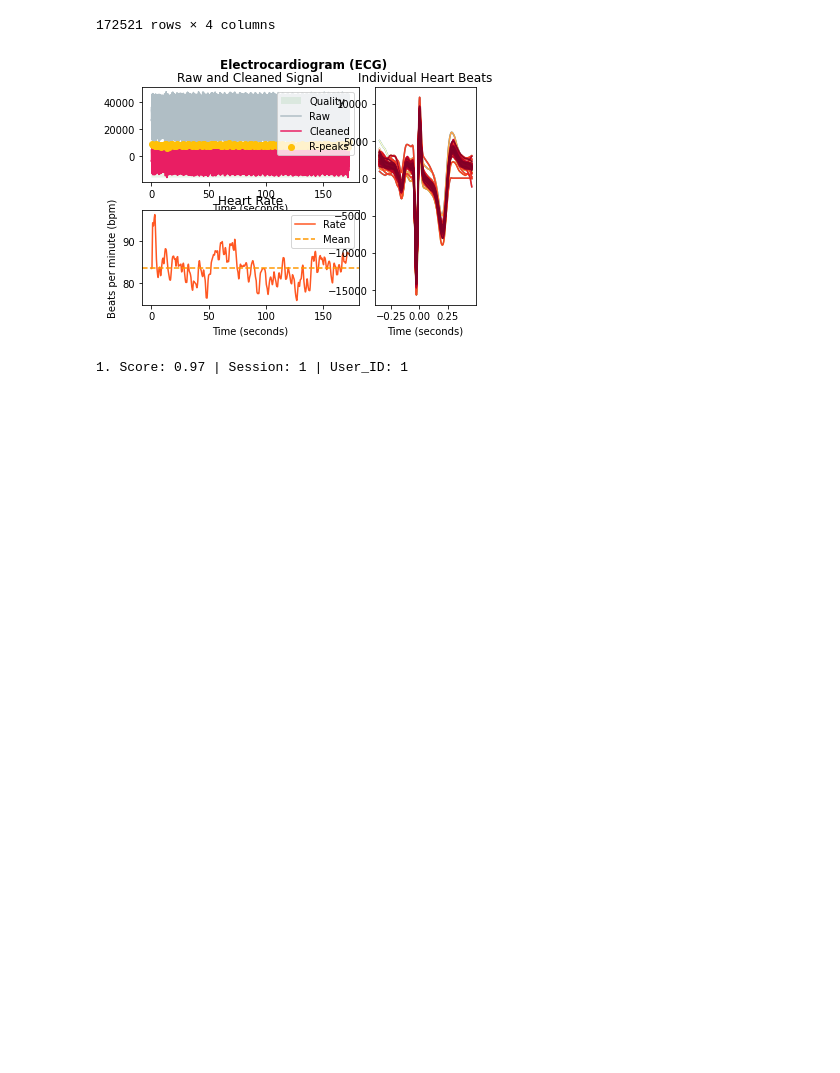
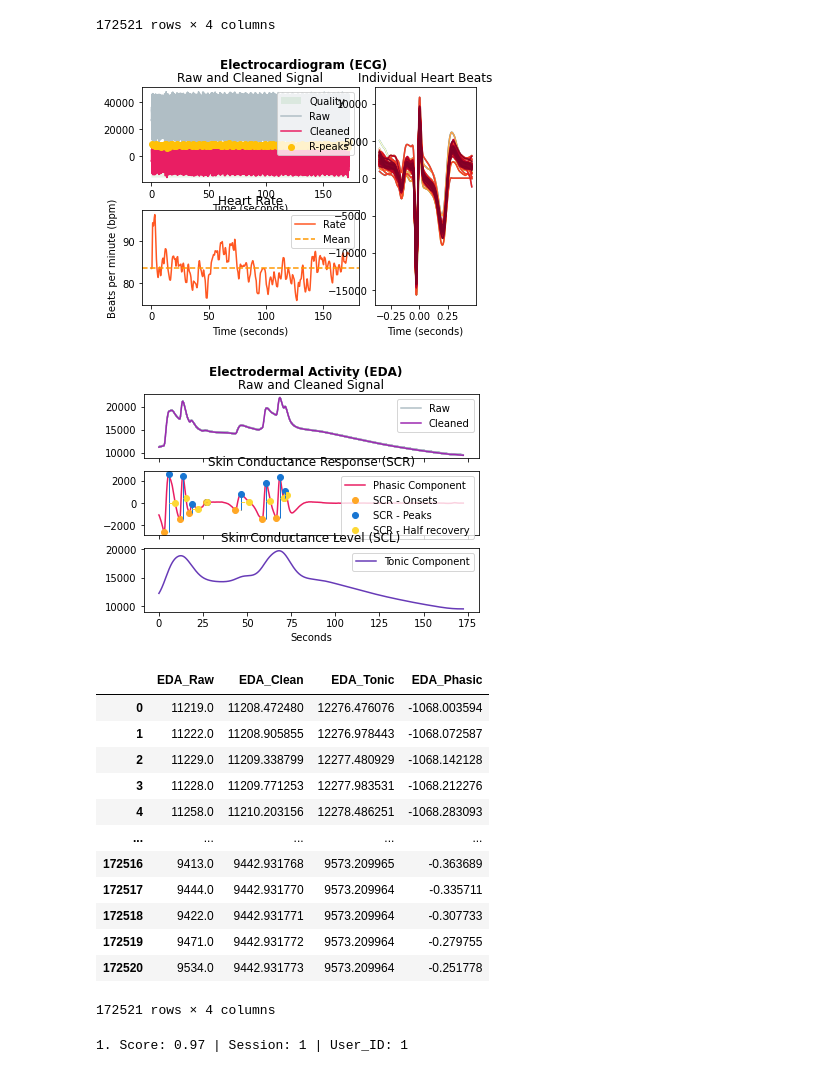
Before and after one commit to asheeshcric/VA, a Jupyter notebook: notebooks/data_analysis.ipynb, the cells around one changed output. Drawn from its saved outputs; the diff is of its cells as text; code cells hidden in the pictures; blank space fills up the shorter version.

```diff
--- a/notebooks/data_analysis.ipynb
+++ b/notebooks/data_analysis.ipynb
@@ -64,6 +64,32 @@ get_ecg_features(bsp_features)
 | 172520 | 36494.0 | 10.907170 | 86.956522 | 0.471225 |
 172521 rows × 4 columns
 [figure]
+# %%
+def get_eda_features(bsp_data):
+    eda_data = bsp_data['GSR'].values
+    signals, info = nk.eda_process(eda_data, sampling_rate=1000)
+    nk.eda_plot(signals, sampling_rate=1000)
+    # Select only four features from the signals (others seem to be zero for some reason)
+    # EDA_Phasic seems to be an irrelevant feature, but considering it for now (may want to look at other samples too)
+    eda_features = signals[["EDA_Raw", "EDA_Clean", "EDA_Tonic", "EDA_Phasic"]]
+    return eda_features
+# %%
+get_eda_features(bsp_features)
+# %% [output]
+[figure, added]
+|  | EDA_Raw | EDA_Clean | EDA_Tonic | EDA_Phasic |
+| 0 | 11219.0 | 11208.472480 | 12276.476076 | -1068.003594 |
+| 1 | 11222.0 | 11208.905855 | 12276.978443 | -1068.072587 |
+| 2 | 11229.0 | 11209.338799 | 12277.480929 | -1068.142128 |
+| 3 | 11228.0 | 11209.771253 | 12277.983531 | -1068.212276 |
+| 4 | 11258.0 | 11210.203156 | 12278.486251 | -1068.283093 |
+| ... | ... | ... | ... | ... |
+| 172516 | 9413.0 | 9442.931768 | 9573.209965 | -0.363689 |
+| 172517 | 9444.0 | 9442.931770 | 9573.209964 | -0.335711 |
+| 172518 | 9422.0 | 9442.931771 | 9573.209964 | -0.307733 |
+| 172519 | 9471.0 | 9442.931772 | 9573.209964 | -0.279755 |
+| 172520 | 9534.0 | 9442.931773 | 9573.209964 | -0.251778 |
+172521 rows × 4 columns
 # %%
 def extract_eeg_features(block_dir):
     # Return as Pandas DF containing all relevant EEG features useful for the dataset
```
